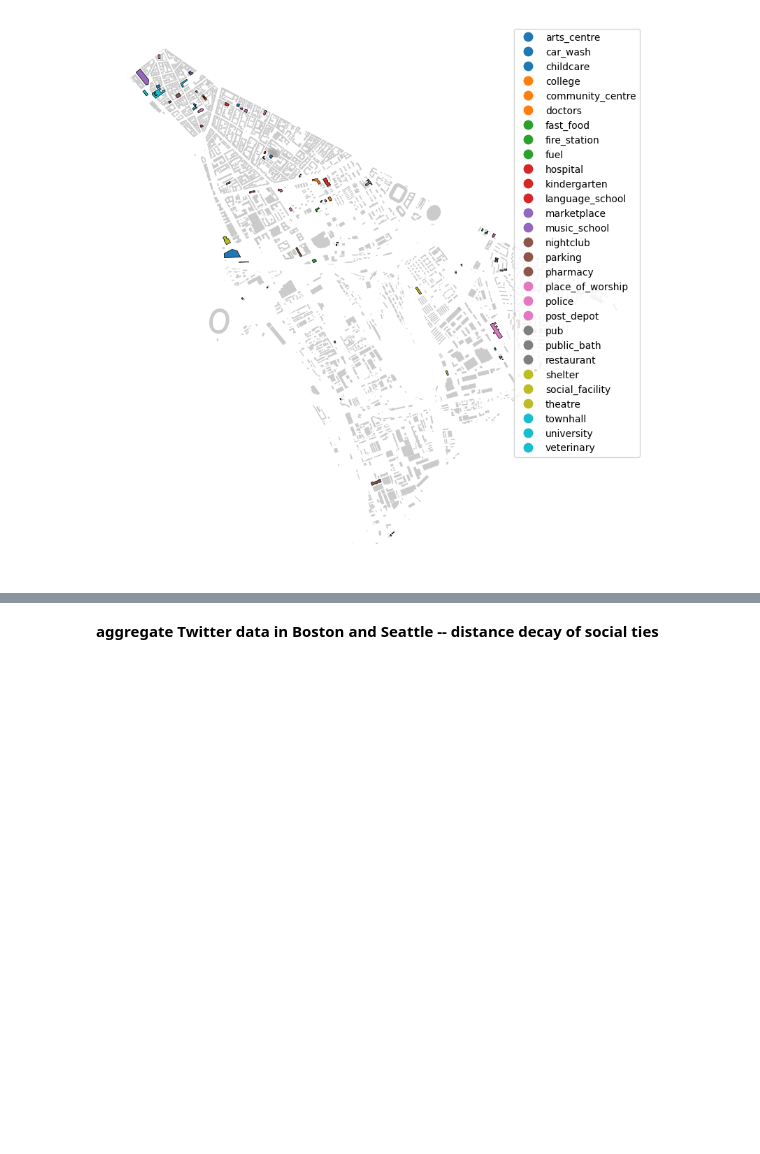
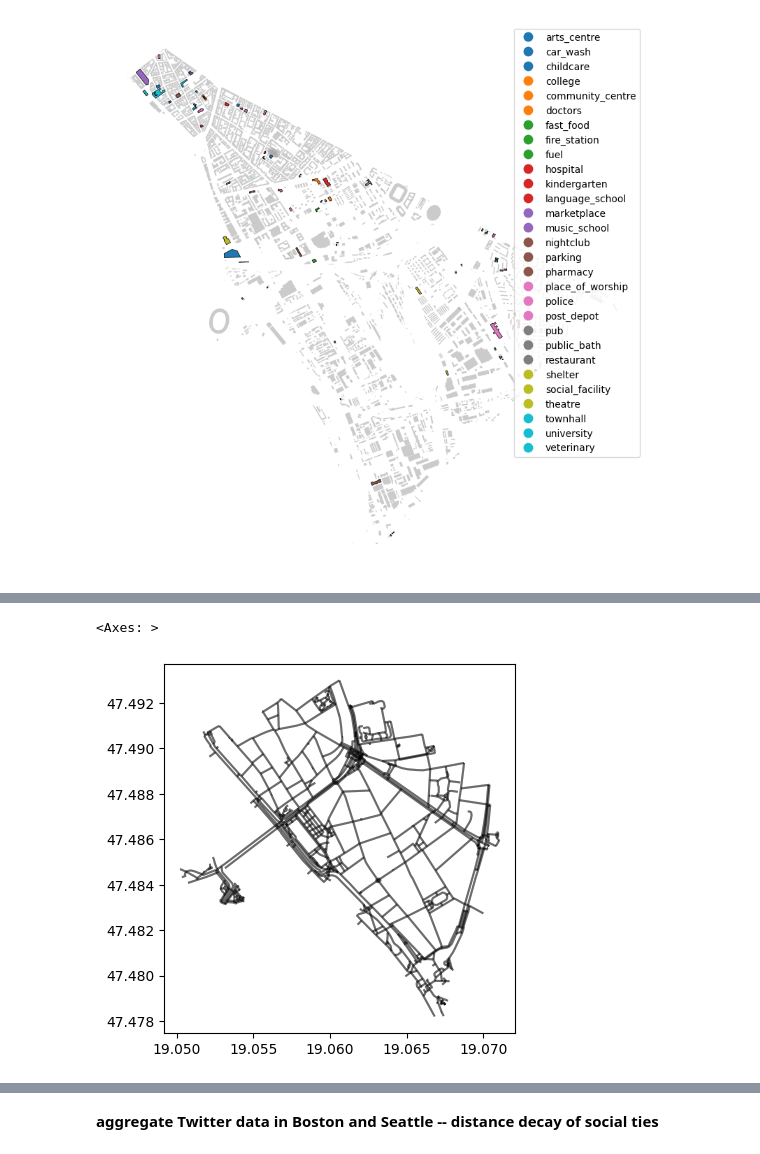
Before and after one commit to sandorjuhasz/geoDS_guest_lectures, a Jupyter notebook: code/part3_geoDS_OSM_and_spatial_networks.ipynb, the cells around one changed output, grey strips where cells are left out. Cells and saved outputs as stored; diff of their text form; code cells hidden in the pictures; blank space fills up the shorter version.

```diff
--- a/code/part3_geoDS_OSM_and_spatial_networks.ipynb
+++ b/code/part3_geoDS_OSM_and_spatial_networks.ipynb
@@ -67,0 +141,4 @@ ax.set_axis_off()
+# %%
+# we can turn nodes and edges to POINT and LINESTRING objects easily
+nodes, edges = ox.graph_to_gdfs(graph1)
+nodes.head()
@@ -67,0 +153,5 @@ ax.set_axis_off()
+# %%
+edges.plot(color="black", alpha=0.35)
+# %% [output]
+<Axes: >
+[figure, added]
```
Also changed, not shown: parts of 31 cells of this notebook, 1 other file.
